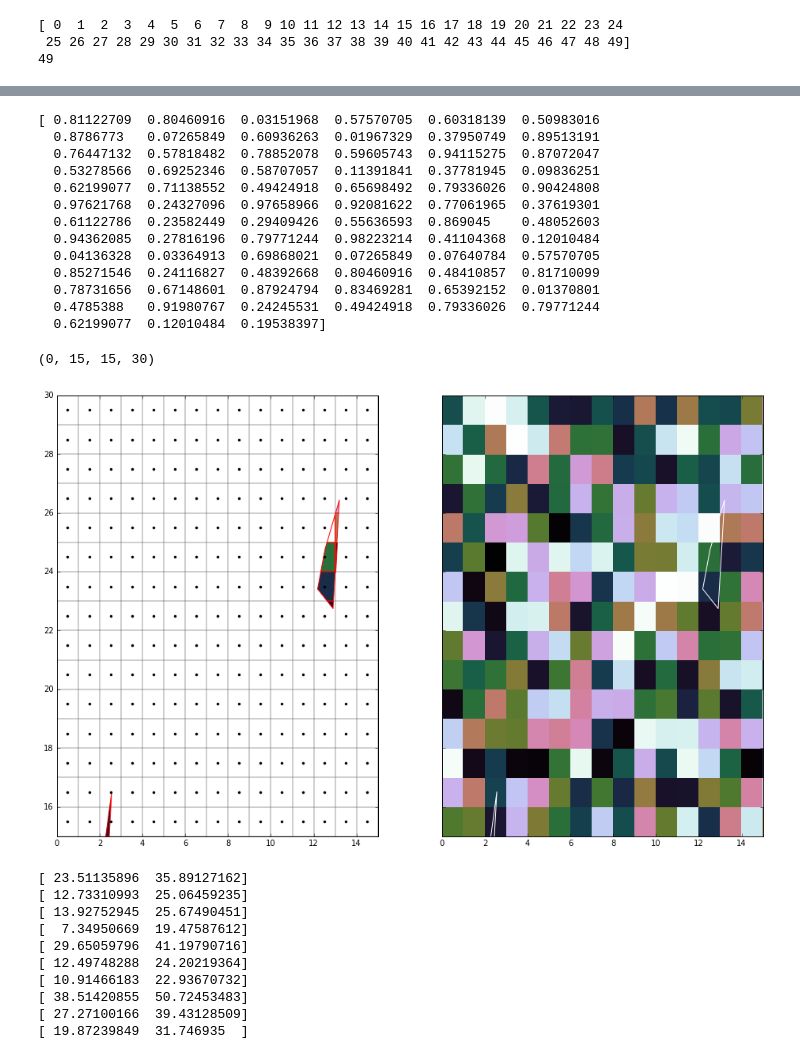
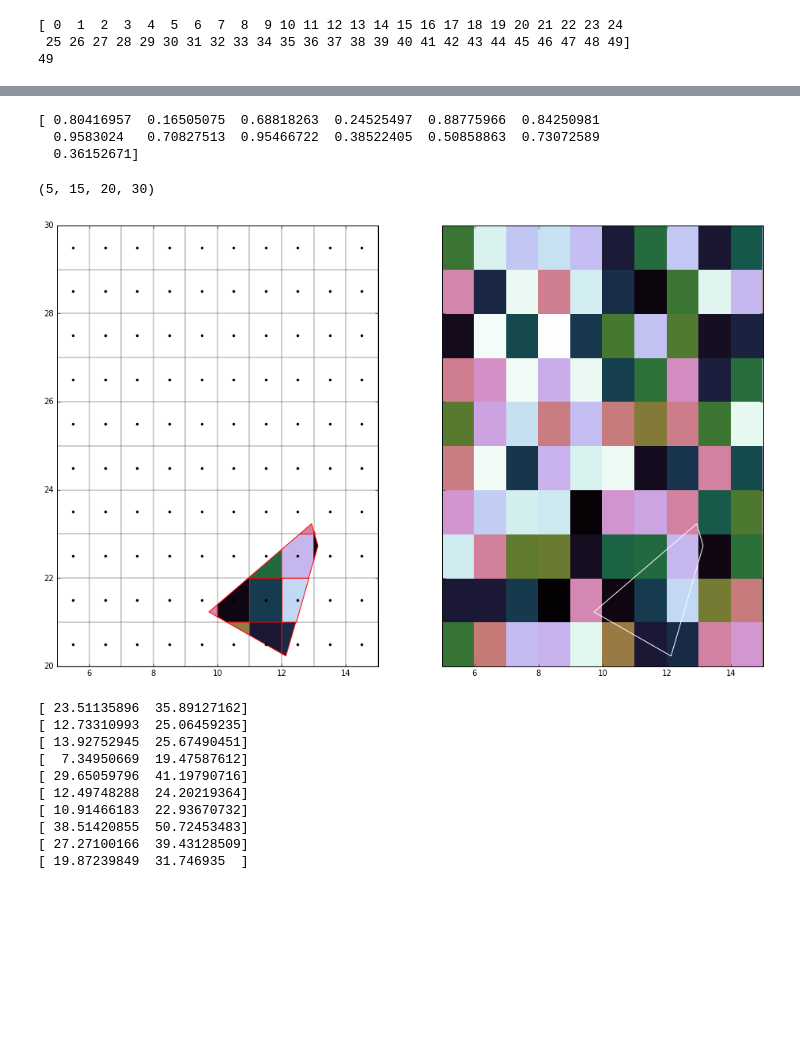
Before and after one commit to deeplycloudy/glmtools, a Jupyter notebook: examples/Coordinate graph.ipynb, the cells around one changed output, grey strips where cells are left out. Saved outputs shown, nothing was run; the diff lists cells and outputs as text; code cells hidden in the pictures; blank space fills up the shorter version.

Commit message:
Calculate sub-quad areas, add some doc tweaks

```diff
--- a/examples/Coordinate graph.ipynb
+++ b/examples/Coordinate graph.ipynb
@@ -12,20 +12,15 @@ from glmtools.grid.clipping import QuadMeshSubset, QuadMeshPolySlicer
 x = np.arange(50)
 y = np.arange(60)+10
 X,Y=np.meshgrid(x,y)
-# Y += X*X
 
-# vals = (X[1:, 1:]+X[:-1, :-1])/( Y[1:, 1:]+Y[:-1, :-1])
 vals = np.random.rand(X.shape[0]-1, X.shape[1]-1)
 print(X.shape, Y.shape, vals.shape)
 
-lines = np.dstack((X, Y))
-nh, nv, nd = lines.shape
-print(lines[0:2, 0:2, :].tolist())
+a_poly = [(.5,12), (1.7+2,13+1), (1.9+2,12.5+1), (.9+2, 11)]
 
-a_poly = [(.5,12), (.7,13), (1.2,15), (.9, 11)]
-
-N_polys = 10
+N_polys = 1
 polys = np.asarray([a_poly] * N_polys)
-polys += np.random.rand(N_polys,4,2) + .8*x.shape[0]*np.random.rand(N_polys)[:,None,None]
+# polys += np.random.rand(N_polys,4,2)
+polys += .8*x.shape[0]*np.random.rand(N_polys)[:,None,None]
 # %% [output]
 (60, 50) (60, 50) (59, 49)
@@ -42,24 +36,20 @@ mesh = QuadMeshSubset(X, Y, n_neighbors=20)
 
 slicer = QuadMeshPolySlicer(mesh)
 
-chopped_polys = slicer.slice(polys)
+chopped_polys, poly_areas = slicer.slice(polys)
 # print(chopped_polys)
 
 def gen_polys(chopped_polys):
-    for subquads, areas, (x_idxs, y_idxs)  in chopped_polys:
-        for subquad, area, x_idx, y_idx in zip(subquads, areas, x_idxs, y_idxs):
+    for (subquads, areas, (x_idxs, y_idxs)), total_area  in zip(chopped_polys, poly_areas):
+        quad_fracs = slicer.quad_frac_from_poly_frac_area(
+                        areas, total_area, x_idxs, y_idxs)
+
+        for subquad, area, x_idx, y_idx, quad_area in zip(subquads, areas, x_idxs, y_idxs, quad_fracs):
+            print('-------')
             print('subquad', subquad)
-            print('area', area)
+            print('frac_area, quad_frac_area', area, quad_area)
             print('idx', x_idx, y_idx)
             yield (subquad, area, (x_idx, y_idx))
-#             for subquad_poly, subquad_area in quad_data:
-#                 print(subquad_poly)
-#                 yield subquad_poly
-#         for polys_this_quad, poly_areas in this_poly:
-#             for p, area in zip(target_polys, poly_areas):
-#                 if len(p) > 2:
-#                     yield p, area
-
 
 good_polys = [p for p in gen_polys(chopped_polys)]
 # %% [output]
@@ -83,50 +73,39 @@ idx 32 28
 # %%
 from matplotlib.patches import Polygon
 from matplotlib.collections import PatchCollection
 fig, axs = plt.subplots(1,2, figsize=(16,10), sharex=True, sharey=True)
 ax = axs[0]
 ax1 = axs[1]
 
 vmin, vmax = 0, 1
 
 # Chopped polys
 pm = ax.pcolormesh(X, Y, vals*0, edgecolor='black', alpha=0.1, cmap='cubehelix_r', vmin=vmin, vmax=vmax)
 ax.plot(mesh.X_ctr, mesh.Y_ctr, '.k')
 patches = [Polygon(p, True) for p, area, ctrs in good_polys]
 patch_coll = PatchCollection(patches, edgecolors='red', norm=pm.norm, cmap=pm.cmap, alpha=1.0)
 patch_vals = np.asarray([vals[ctrs[0], ctrs[1]] for p, area, ctrs in good_polys])
 print(patch_vals)
 patch_coll.set_array(patch_vals)
 ax.add_collection(patch_coll)
-# plt.colorbar(patch_coll)
 
 # Original polys
 pm1 = ax1.pcolormesh(X,Y, vals, edgecolor='none', alpha=1.0, norm=pm.norm, cmap=pm.cmap)
 patches = [Polygon(p, True) for p in polys]
 patch_coll = PatchCollection(patches, edgecolors='red', facecolors='none', norm=pm.norm, cmap=pm.cmap, alpha=1.0)
 patch_coll.set_array(np.fromiter((0 for p in polys), dtype=float))
 ax1.add_collection(patch_coll)
 
 # x0, x1, y0, y1 = X.min(), X.max(), Y.min(), Y.max()
 
 # ax.axis((.4,1.5,10,16))
-ax.axis((0,15,15,30))
+ax.axis((5,15,20,30))
 # %% [output]
-[ 0.81122709  0.80460916  0.03151968  0.57570705  0.60318139  0.50983016
-  0.8786773   0.07265849  0.60936263  0.01967329  0.37950749  0.89513191
-  0.76447132  0.57818482  0.78852078  0.59605743  0.94115275  0.87072047
-  0.53278566  0.69252346  0.58707057  0.11391841  0.37781945  0.09836251
-  0.62199077  0.71138552  0.49424918  0.65698492  0.79336026  0.90424808
-  0.97621768  0.24327096  0.97658966  0.92081622  0.77061965  0.37619301
-  0.61122786  0.23582449  0.29409426  0.55636593  0.869045    0.48052603
-  0.94362085  0.27816196  0.79771244  0.98223214  0.41104368  0.12010484
-  0.04136328  0.03364913  0.69868021  0.07265849  0.07640784  0.57570705
-  0.85271546  0.24116827  0.48392668  0.80460916  0.48410857  0.81710099
-  0.78731656  0.67148601  0.87924794  0.83469281  0.65392152  0.01370801
-  0.4785388   0.91980767  0.24245531  0.49424918  0.79336026  0.79771244
-  0.62199077  0.12010484  0.19538397]
+[ 0.80416957  0.16505075  0.68818263  0.24525497  0.88775966  0.84250981
+  0.9583024   0.70827513  0.95466722  0.38522405  0.50858863  0.73072589
+  0.36152671]
-(0, 15, 15, 30)
+(5, 15, 20, 30)
-[figure, old version]
+[figure, new version]
 # %%
 for p in polys:
     print(np.asarray(p).mean(axis=0))
```
Also changed, not shown: parts of 4 cells of this notebook, 1 other file.
